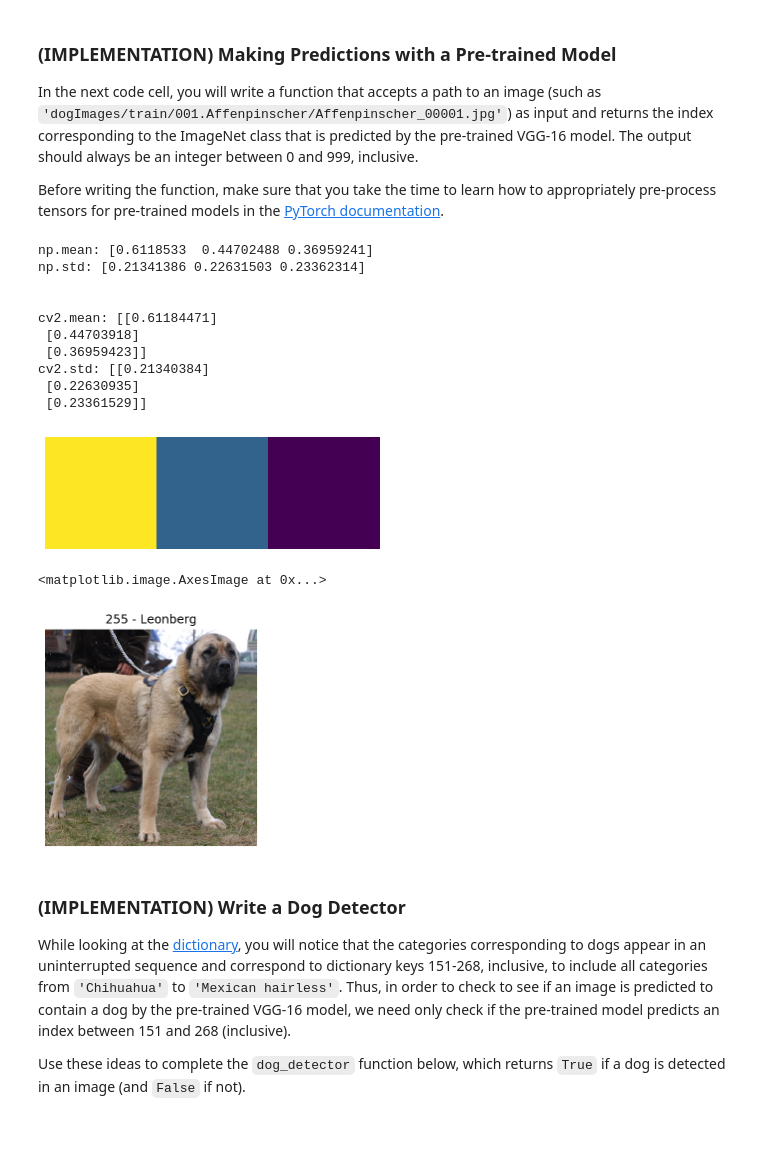
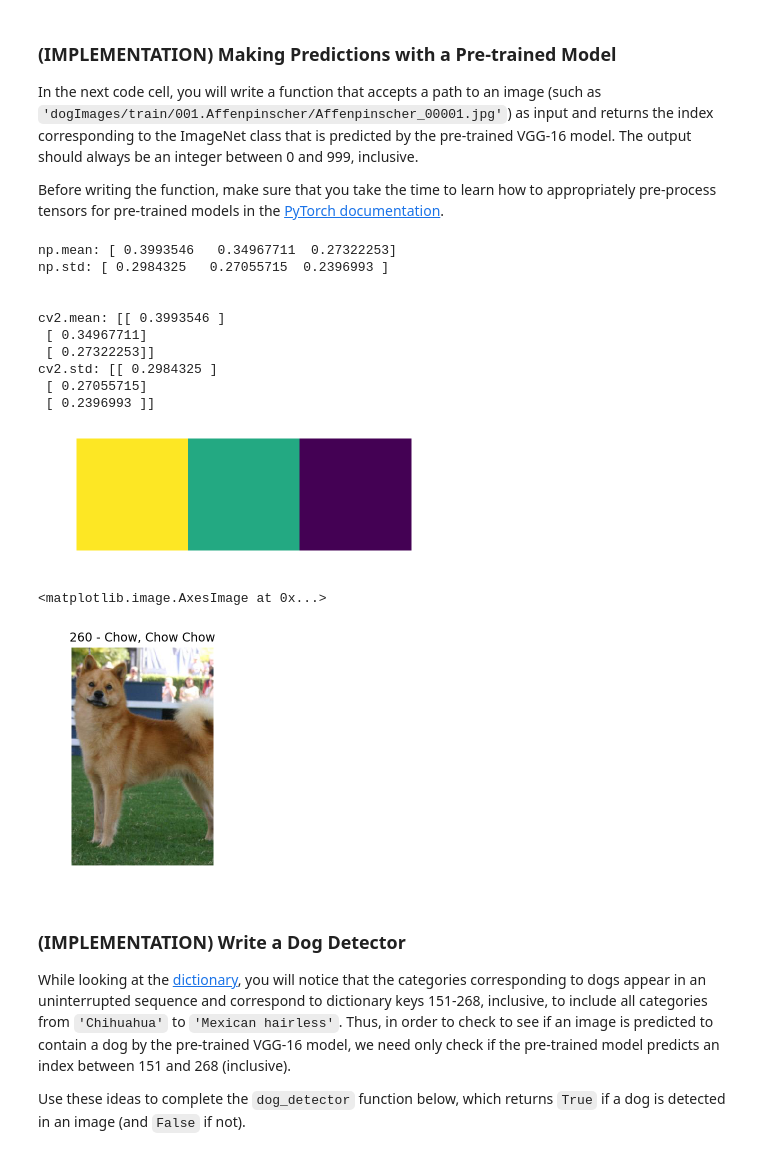
Before and after one commit to justinbellucci/dog_breed_classifier_app, a Jupyter notebook: dog_app.ipynb, the cells around one changed output. Drawn from its saved outputs; the diff is of its cells as text; code cells hidden in the pictures.

```diff
--- a/dog_app.ipynb
+++ b/dog_app.ipynb
@@ -70,8 +70,8 @@ from torchvision import datasets
 %config InlineBackend.figure_format = 'retina'
 # %%
 # load filenames for human and dog images
-human_files = np.array(glob("lfw/*/*"))
-dog_files = np.array(glob("dogImages/*/*/*"))
+human_files = np.array(glob("/data/lfw/*/*"))
+dog_files = np.array(glob("/data/dog_images/*/*/*"))
 
 # print number of images in each dataset
 print('There are %d total human images.' % len(human_files))
@@ -448,17 +449,17 @@ plt.imshow(mean_02[0].transpose())
 plt.axis("off")
 plt.show()
 # %% [output]
-np.mean: [0.6118533  0.44702488 0.36959241]
-np.std: [0.21341386 0.22631503 0.23362314]
+np.mean: [ 0.3993546   0.34967711  0.27322253]
+np.std: [ 0.2984325   0.27055715  0.2396993 ]
 
 
-cv2.mean: [[0.61184471]
- [0.44703918]
- [0.36959423]]
-cv2.std: [[0.21340384]
- [0.22630935]
- [0.23361529]]
+cv2.mean: [[ 0.3993546 ]
+ [ 0.34967711]
+ [ 0.27322253]]
+cv2.std: [[ 0.2984325 ]
+ [ 0.27055715]
+ [ 0.2396993 ]]
-[figure, old version]
+[figure, new version]
 # %%
 def load_class_dict(class_dict_path):
     """Loads ImageNet class idx to labels text file.
@@ -559,27 +560,27 @@ def VGG16_predict(img_path):
     return  class_pred
 # %%
 # image = 'images/Bloodhound_01906.jpg'
-image = dog_files[4035]
+image = dog_files[345]
 class_dict_path = 'imagenet1000_clsidx_to_labels.txt'
 
 # run image through model
 class_pred = VGG16_predict(image)
 
 # load dictionary and retrieve correct class and name
 imagenet_class_dict = load_class_dict(class_dict_path)
 dog_name = imagenet_class_dict[class_pred[0]]
 # print(len(imagenet_class_dict))
 # plot image
 
 im = Image.open(image)
 
 np_image = np.array(im)
 plt.title('{} - {}'.format(class_pred[0], dog_name).title())
 plt.axis('off')
 plt.imshow(np_image)
 # %% [output]
 <matplotlib.image.AxesImage at 0x...>
-[figure, old version]
+[figure, new version]
 # %% [markdown]
 ### (IMPLEMENTATION) Write a Dog Detector
 
```
Also changed, not shown: parts of 22 cells of this notebook.
